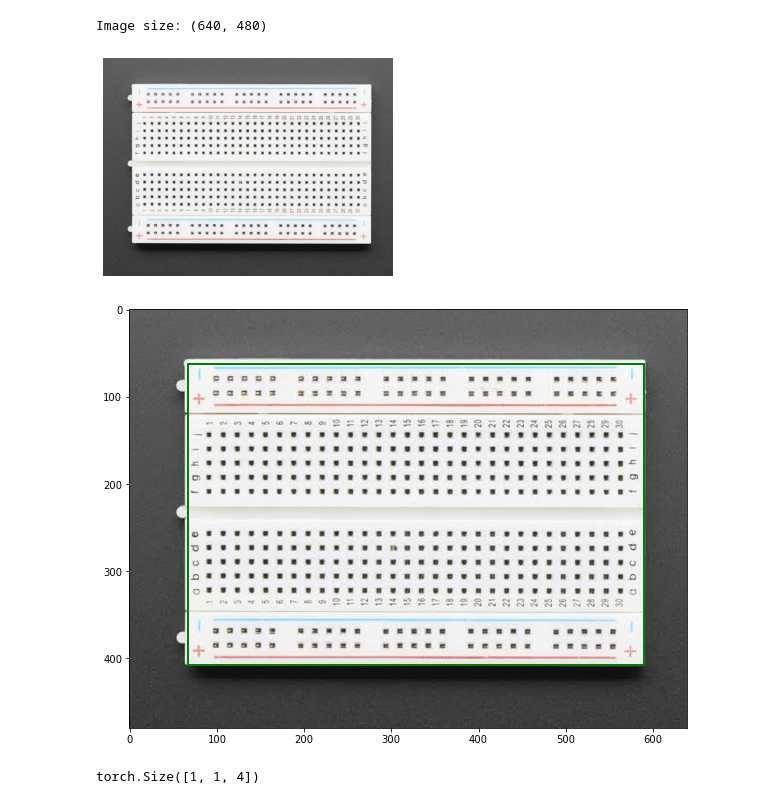
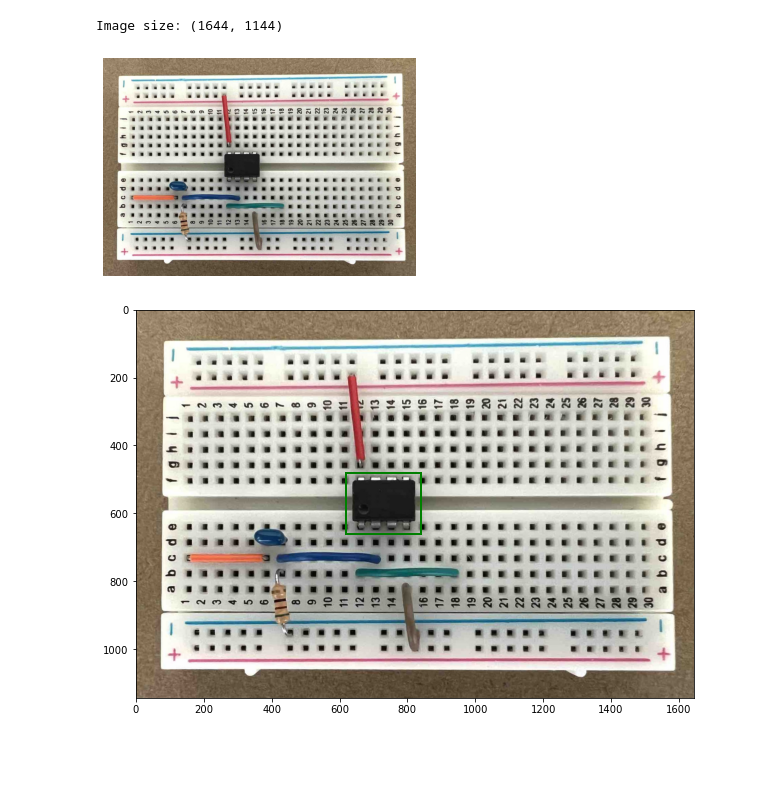
Before and after one commit to ingazhur/hardware-internal-tools, a Jupyter notebook: huggingface_test.ipynb, the cells around one changed output. Saved outputs shown, nothing was run; the diff lists cells and outputs as text; code cells hidden in the pictures; blank space fills up the shorter version.

Commit message:
running SAM on example breadboard

```diff
--- a/huggingface_test.ipynb
+++ b/huggingface_test.ipynb
@@ -20,31 +21,26 @@ device = "cuda" if torch.cuda.is_available() else "cpu"
 model = SamModel.from_pretrained("facebook/sam-vit-huge", cache_dir=cache_dir).to(device)
 processor = SamProcessor.from_pretrained("facebook/sam-vit-huge", cache_dir=cache_dir)
 # %%
-img_path = "images/breadboard_plain.jpeg"
+img_path = "images/simple.jpg"
 raw_image = Image.open(img_path).convert("RGB")
 
 # print image size
 print("Image size: {}".format(raw_image.size))
 
 # display the image
 plt.imshow(raw_image)
 plt.axis("off")
 plt.show()
 
 # coordinates are (67, 62) and (590, 407)
 inputs = processor(raw_image, return_tensors="pt").to(device)
 image_embeddings = model.get_image_embeddings(inputs["pixel_values"])
 # %% [output]
-Image size: (640, 480)
+Image size: (1644, 1144)
-[figure, old version]
+[figure, new version]
 # %%
-input_boxes = [[67, 62, 590, 407]]
+input_boxes = [[620, 480, 840, 660]]
 show_boxes_on_image(raw_image, input_boxes)
 # %% [output]
-[figure, old version]
+[figure, new version]
-# %%
-inputs = processor(raw_image, input_boxes=input_boxes, return_tensors="pt").to(device)
-inputs["input_boxes"].shape
-# %% [output]
-torch.Size([1, 1, 4])
 # %%
```
Also changed, not shown: parts of 15 cells of this notebook, 3 other files.
